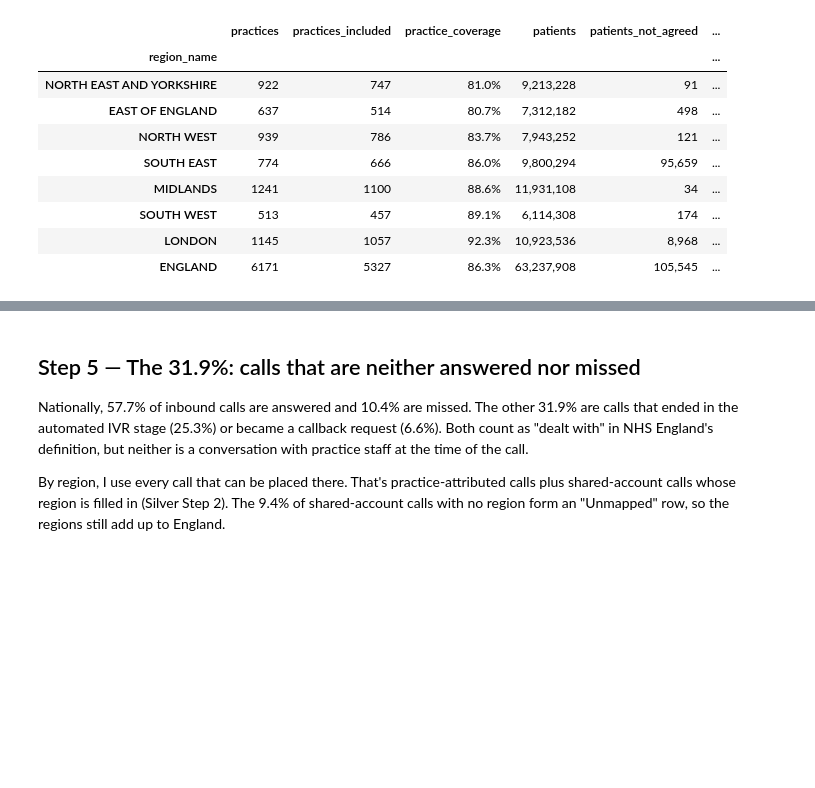
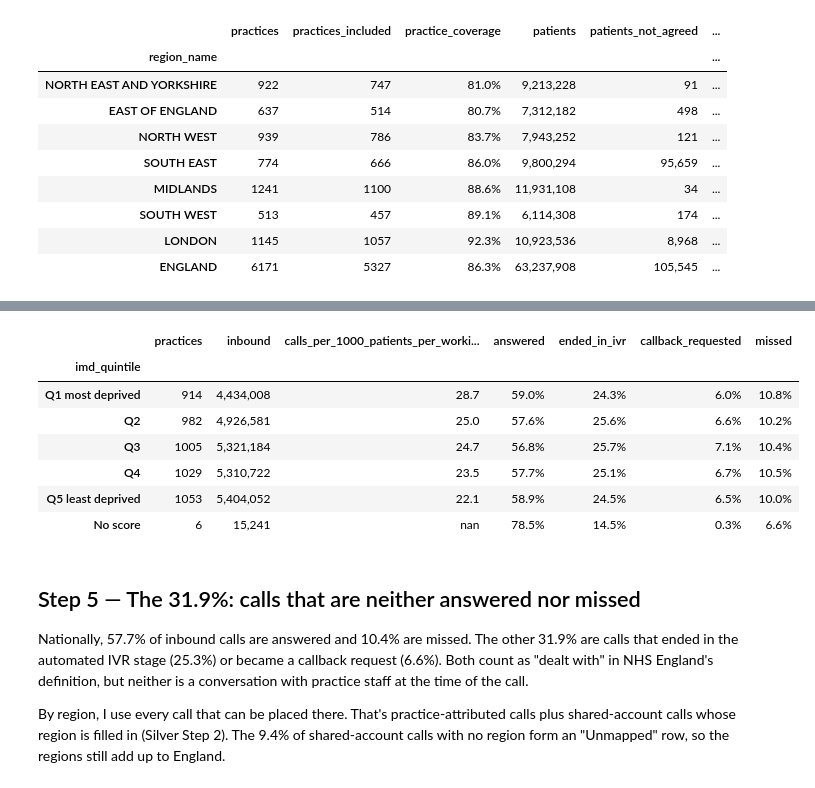
Before and after one commit to YusufIsmailayo/nhs-gp-cloud-telephony-pipeline, a Jupyter notebook: notebooks/03_gold.ipynb, the cells around one changed output, grey strips where cells are left out. Drawn from its saved outputs; the diff is of its cells as text; code cells hidden in the pictures; blank space fills up the shorter version.

```diff
--- a/notebooks/03_gold.ipynb
+++ b/notebooks/03_gold.ipynb
@@ -430,0 +443,20 @@ coverage.style.format({"practice_coverage": "{:.1%}", "patient_coverage": "{:.1%
+# %%
+imd = pd.read_parquet(SILVER_DIR / "practice_imd2025.parquet")
+QUINTILES = ["Q1 most deprived", "Q2", "Q3", "Q4", "Q5 least deprived"]
+cuts = imd.imd2025_score.quantile([0.2, 0.4, 0.6, 0.8]).tolist()
+def quintile(score):
+    if pd.isna(score):
+        return "No score"
+    return QUINTILES[4 - sum(score > c for c in cuts)]  # more cut points exceeded = more deprived
+pdim["imd_quintile"] = pdim.imd2025_score.map(quintile)
+assert imd.imd2025_score.map(quintile).value_counts().between(len(imd) // 5 - 5, len(imd) // 5 + 5).all()
+
+by_imd = coverage_table(pdim, "imd_quintile").reindex(QUINTILES + ["No score"])
+by_imd["patients_outside"] = by_imd.patients_not_agreed + by_imd.patients_agreed_not_included
+ascending = [f"{lo:.1f} to {hi:.1f}" for lo, hi in zip([imd.imd2025_score.min()] + cuts, cuts + [imd.imd2025_score.max()])]
+by_imd["score_range"] = ascending[::-1] + [""]  # Q1 holds the highest (most deprived) scores
+assert pdim.loc[pdim.imd_quintile.eq("Q1 most deprived"), "imd2025_score"].min() >= cuts[-1]
+by_imd.to_csv(GOLD_DIR / f"coverage_by_deprivation_{MONTH}.csv")
+by_imd.style.format({"practice_coverage": "{:.1%}", "patient_coverage": "{:.1%}", "patients": "{:,.0f}",
+                     "patients_not_agreed": "{:,.0f}", "patients_agreed_not_included": "{:,.0f}",
+                     "patients_outside": "{:,.0f}"})
@@ -431,3 +527,30 @@ coverage.style.format({"practice_coverage": "{:.1%}", "patient_coverage": "{:.1%
+# %%
+oc_all = pd.read_parquet(SILVER_DIR / "practice_outcome_check.parquet")
+oc_all = oc_all[oc_all.month.eq(MONTH)].merge(pdim[["practice_code", "imd_quintile", "patients"]], on="practice_code", how="left")
+q = oc_all.groupby("imd_quintile")[["CBT001", "CBT002", "CBT003", "CBT004", "CBT005", "CBT007", "patients"]].sum().reindex(QUINTILES + ["No score"])
+outcomes_imd = pd.DataFrame({
+    "practices": oc_all.groupby("imd_quintile").size().reindex(q.index),
+    "inbound": q.CBT001,
+    "calls_per_1000_patients_per_working_day": q.CBT001 / q.patients * 1000 / working_weekdays,
+    "answered": q.CBT007 / q.CBT001,
+    "ended_in_ivr": q.CBT002 / q.CBT001,
+    "callback_requested": q.CBT005 / q.CBT001,
+    "missed": q.CBT004 / q.CBT001,
+})
+# the no-score practices hold almost no registered list, so a per-patient rate would be meaningless
+outcomes_imd.loc["No score", "calls_per_1000_patients_per_working_day"] = np.nan
+outcomes_imd.to_csv(GOLD_DIR / f"outcomes_by_deprivation_{MONTH}.csv")
+outcomes_imd.style.format({"inbound": "{:,.0f}", "calls_per_1000_patients_per_working_day": "{:.1f}",
+                           "answered": "{:.1%}", "ended_in_ivr": "{:.1%}", "callback_requested": "{:.1%}", "missed": "{:.1%}"})
+# %% [output]
+|  | practices | inbound | calls_per_1000_patients_per_worki... | answered | ended_in_ivr | callback_requested | missed |
+| imd_quintile |  |  |  |  |  |  |  |
+| Q1 most deprived | 914 | 4,434,008 | 28.7 | 59.0% | 24.3% | 6.0% | 10.8% |
+| Q2 | 982 | 4,926,581 | 25.0 | 57.6% | 25.6% | 6.6% | 10.2% |
+| Q3 | 1005 | 5,321,184 | 24.7 | 56.8% | 25.7% | 7.1% | 10.4% |
+| Q4 | 1029 | 5,310,722 | 23.5 | 57.7% | 25.1% | 6.7% | 10.5% |
+| Q5 least deprived | 1053 | 5,404,052 | 22.1 | 58.9% | 24.5% | 6.5% | 10.0% |
+| No score | 6 | 15,241 | nan | 78.5% | 14.5% | 0.3% | 6.6% |
 # %% [markdown]
 ## Step 5 — The 31.9%: calls that are neither answered nor missed
 
```
Also changed, not shown: parts of 7 cells of this notebook, 19 other files.
